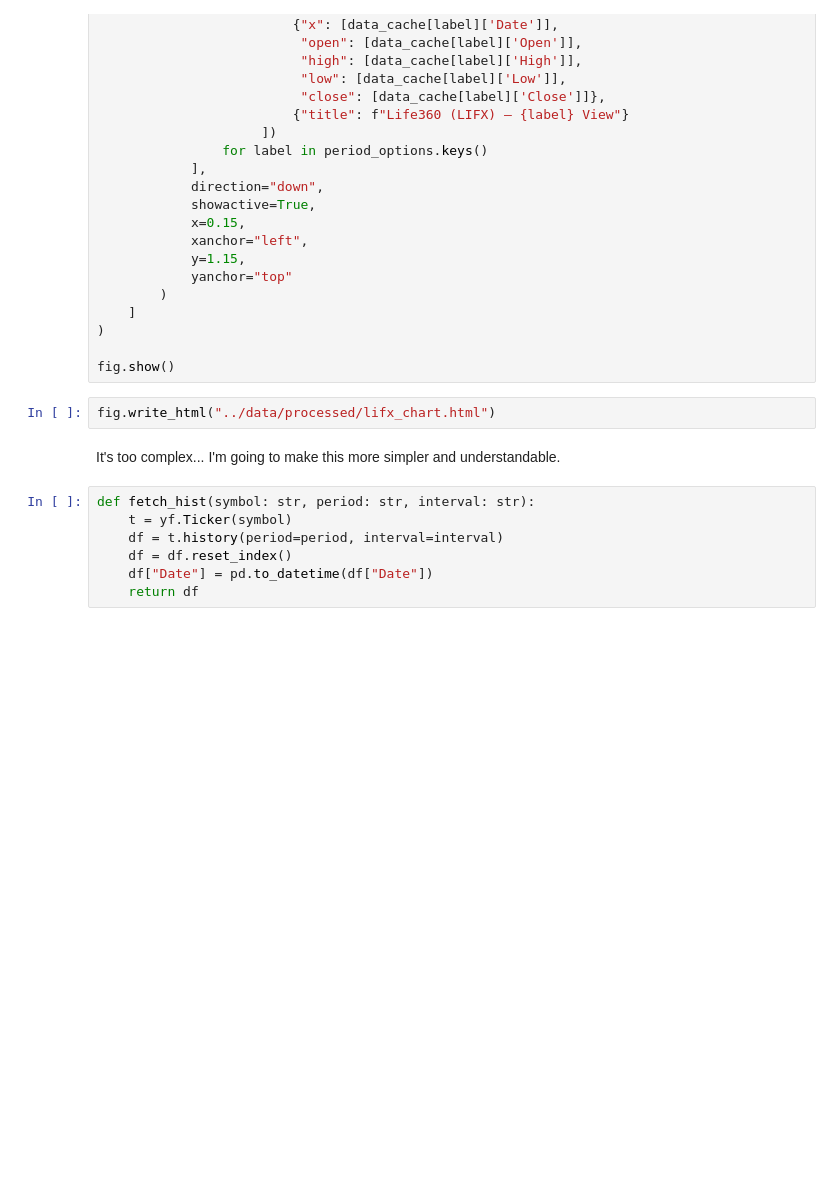
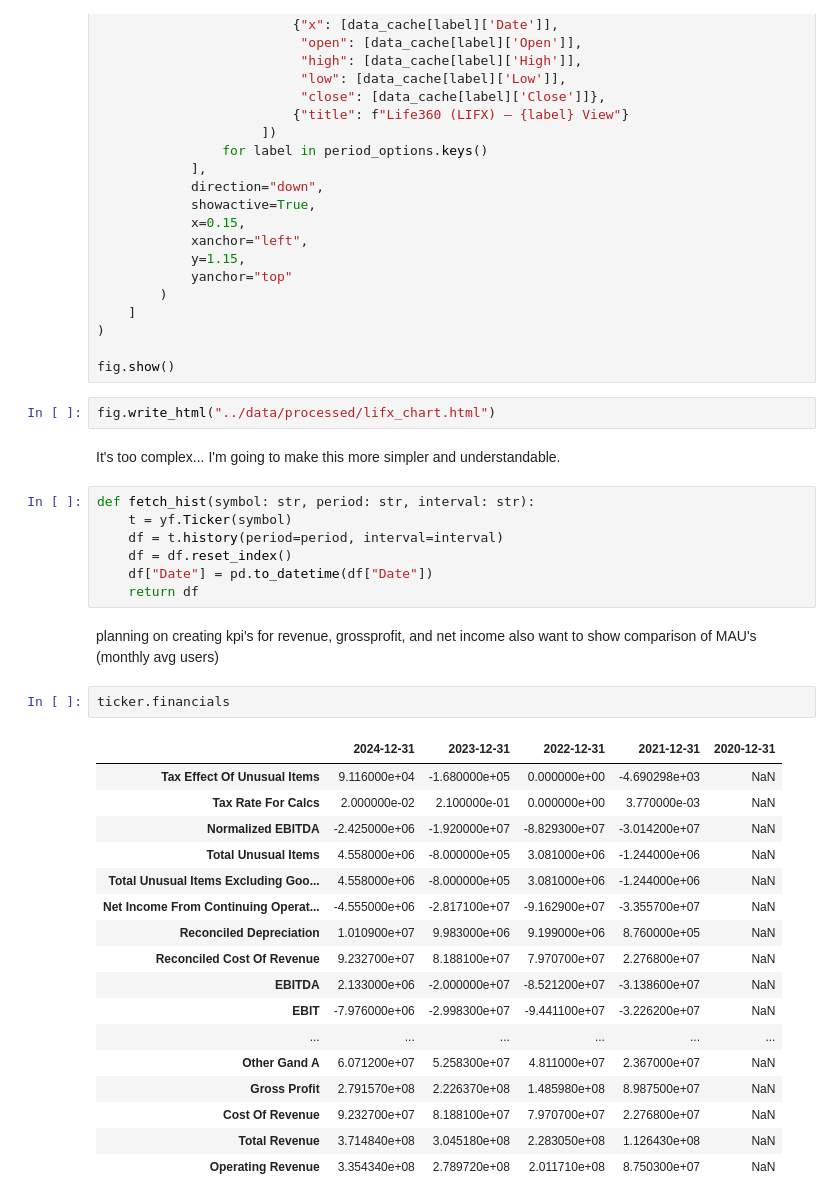
Before and after one commit to imdevean/life360-stock-dashboard, a Jupyter notebook: notebooks/01_data_pull.ipynb, the cells around one changed output. Cells and saved outputs as stored; diff of their text form; blank space fills up the shorter version.

```diff
--- a/notebooks/01_data_pull.ipynb
+++ b/notebooks/01_data_pull.ipynb
@@ -176,3 +178,26 @@ def fetch_hist(symbol: str, period: str, interval: str):
     df = df.reset_index()
     df["Date"] = pd.to_datetime(df["Date"])
     return df
+# %% [markdown]
+planning on creating kpi's for revenue, grossprofit, and net income
+also want to show comparison of MAU's (monthly avg users)
+# %%
+ticker.financials
+# %% [output]
+|  | 2024-12-31 | 2023-12-31 | 2022-12-31 | 2021-12-31 | 2020-12-31 |
+| Tax Effect Of Unusual Items | 9.116000e+04 | -1.680000e+05 | 0.000000e+00 | -4.690298e+03 | NaN |
+| Tax Rate For Calcs | 2.000000e-02 | 2.100000e-01 | 0.000000e+00 | 3.770000e-03 | NaN |
+| Normalized EBITDA | -2.425000e+06 | -1.920000e+07 | -8.829300e+07 | -3.014200e+07 | NaN |
+| Total Unusual Items | 4.558000e+06 | -8.000000e+05 | 3.081000e+06 | -1.244000e+06 | NaN |
+| Total Unusual Items Excluding Goo... | 4.558000e+06 | -8.000000e+05 | 3.081000e+06 | -1.244000e+06 | NaN |
+| Net Income From Continuing Operat... | -4.555000e+06 | -2.817100e+07 | -9.162900e+07 | -3.355700e+07 | NaN |
+| Reconciled Depreciation | 1.010900e+07 | 9.983000e+06 | 9.199000e+06 | 8.760000e+05 | NaN |
+| Reconciled Cost Of Revenue | 9.232700e+07 | 8.188100e+07 | 7.970700e+07 | 2.276800e+07 | NaN |
+| EBITDA | 2.133000e+06 | -2.000000e+07 | -8.521200e+07 | -3.138600e+07 | NaN |
+| EBIT | -7.976000e+06 | -2.998300e+07 | -9.441100e+07 | -3.226200e+07 | NaN |
+| ... | ... | ... | ... | ... | ... |
+| Other Gand A | 6.071200e+07 | 5.258300e+07 | 4.811000e+07 | 2.367000e+07 | NaN |
+| Gross Profit | 2.791570e+08 | 2.226370e+08 | 1.485980e+08 | 8.987500e+07 | NaN |
+| Cost Of Revenue | 9.232700e+07 | 8.188100e+07 | 7.970700e+07 | 2.276800e+07 | NaN |
+| Total Revenue | 3.714840e+08 | 3.045180e+08 | 2.283050e+08 | 1.126430e+08 | NaN |
+| Operating Revenue | 3.354340e+08 | 2.789720e+08 | 2.011710e+08 | 8.750300e+07 | NaN |
```
Also changed, not shown: parts of 9 cells of this notebook, 1 other file.
